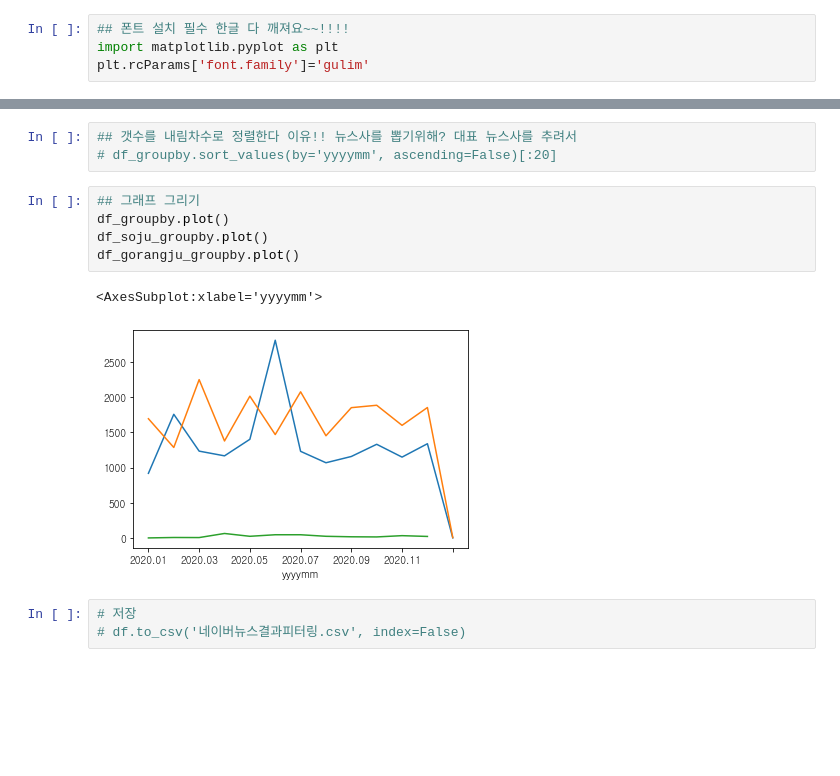
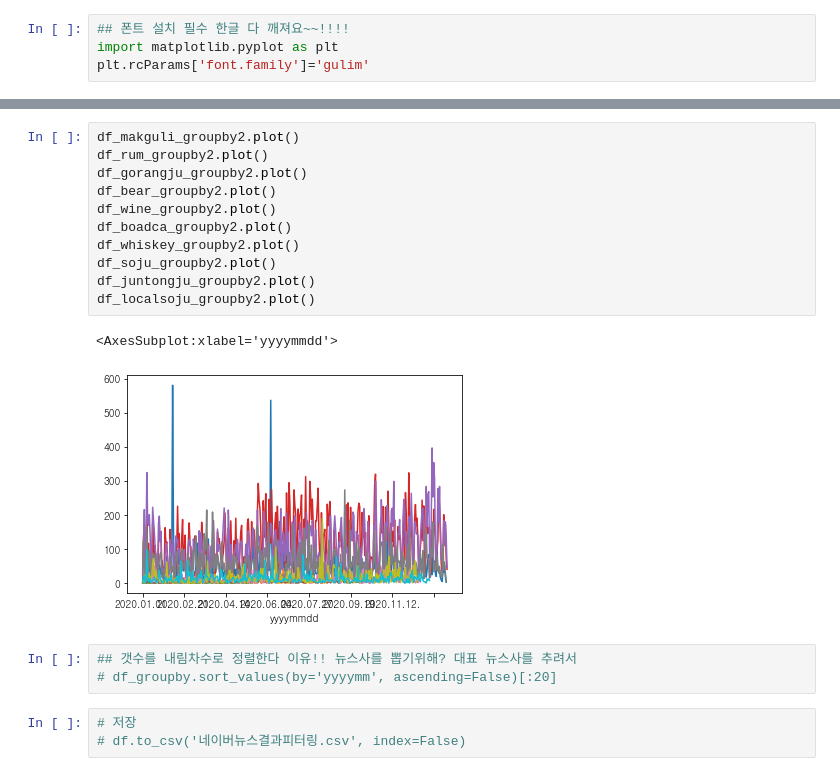
Before and after one commit to BitcampPandamouse/project, a Jupyter notebook: Naver_News_Project/NaverNews_Data_Plot.ipynb, the cells around one changed output, grey strips where cells are left out. Drawn from its saved outputs; the diff is of its cells as text; blank space fills up the shorter version.

```diff
--- a/Naver_News_Project/NaverNews_Data_Plot.ipynb
+++ b/Naver_News_Project/NaverNews_Data_Plot.ipynb
@@ -98,14 +101,20 @@ dtype: int64
+# %%
+df_makguli_groupby2.plot()
+df_rum_groupby2.plot()
+df_gorangju_groupby2.plot()
+df_bear_groupby2.plot()
+df_wine_groupby2.plot()
+df_boadca_groupby2.plot()
+df_whiskey_groupby2.plot()
+df_soju_groupby2.plot()
+df_juntongju_groupby2.plot()
+df_localsoju_groupby2.plot()
+# %% [output]
+<AxesSubplot:xlabel='yyyymmdd'>
+[figure, added]
 # %%
 ## 갯수를 내림차수로 정렬한다 이유!! 뉴스사를 뽑기위해? 대표 뉴스사를 추려서
 # df_groupby.sort_values(by='yyyymm', ascending=False)[:20]
-# %%
-## 그래프 그리기
-df_groupby.plot()
-df_soju_groupby.plot()
-df_gorangju_groupby.plot()
-# %% [output]
-<AxesSubplot:xlabel='yyyymm'>
-[figure, removed]
 # %%
 # 저장
 # df.to_csv('네이버뉴스결과피터링.csv', index=False)
```
Also changed, not shown: parts of 17 cells of this notebook, 4 other files.
